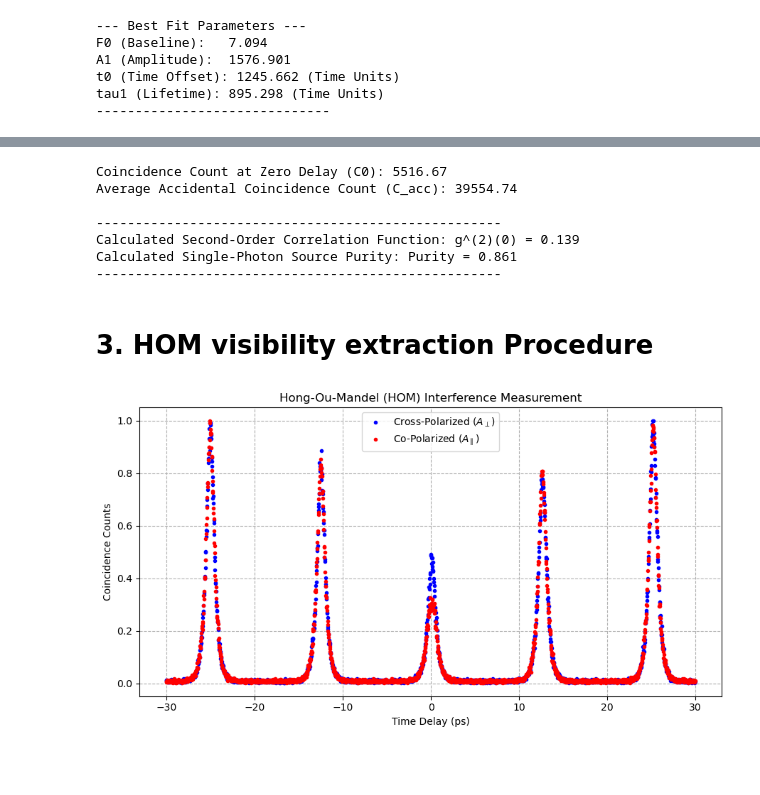
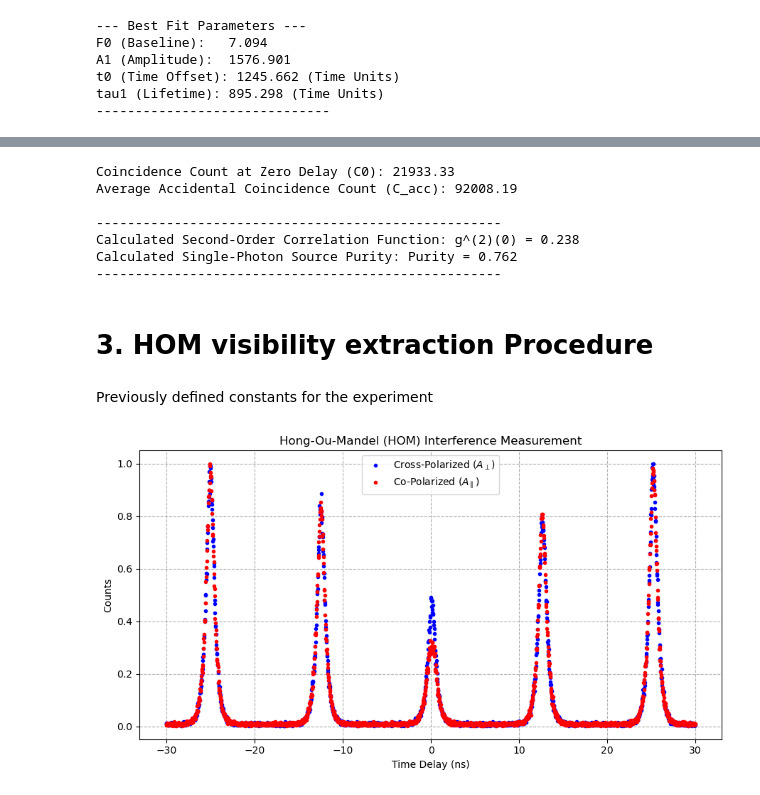
Before and after one commit to cezaris13/Quantum-Photonics-Experiment, a Jupyter notebook: Experiments.ipynb, the cells around one changed output, grey strips where cells are left out. Saved outputs shown, nothing was run; the diff lists cells and outputs as text; code cells hidden in the pictures; blank space fills up the shorter version.

```diff
--- a/Experiments.ipynb
+++ b/Experiments.ipynb
@@ -515,6 +595,6 @@ def average_of_side_peaks(df, frequency, integration_window, time_col, count_col
 # %%
 # then a good integration window is maybe ±1 ns around each center
-integration_window = 1000
+integration_window = 12500 / 2
 c0 = area(df, 0, integration_window, time_col, count_col)
 c1 = average_of_side_peaks(df, frequency, integration_window, time_col, count_col)
 
@@ -528,13 +608,15 @@ print(f"Calculated Second-Order Correlation Function: g^(2)(0) = {g2_0:.3f}")
 print(f"Calculated Single-Photon Source Purity: Purity = {purity:.3f}")
 print("----------------------------------------------------")
 # %% [output]
-Coincidence Count at Zero Delay (C0): 5516.67
-Average Accidental Coincidence Count (C_acc): 39554.74
+Coincidence Count at Zero Delay (C0): 21933.33
+Average Accidental Coincidence Count (C_acc): 92008.19
 
 ----------------------------------------------------
-Calculated Second-Order Correlation Function: g^(2)(0) = 0.139
-Calculated Single-Photon Source Purity: Purity = 0.861
+Calculated Second-Order Correlation Function: g^(2)(0) = 0.238
+Calculated Single-Photon Source Purity: Purity = 0.762
 ----------------------------------------------------
 # %% [markdown]
 # 3. HOM visibility extraction Procedure
+# %% [markdown]
+Previously defined constants for the experiment
 # %%
@@ -544,29 +626,29 @@ T = 0.50              # Transmittance of the beam splitter
 # %%
 file_path = "Data/HOM_co- and cros-polarization.csv"
 df = pd.read_csv(file_path, skiprows=1)
 
 # Rename columns for clarity (as provided in the prompt)
 time_co = "Time_co"
 coincidence_co = "Coincidence_co"
 time_cross = "Time_cross"
 coincidence_cross = "Coincidence_cross"
 
 df.columns = [
     time_co, coincidence_co, "empty1", time_cross, coincidence_cross
 ]
 
 # Drop the empty column
 df = df.drop(columns=["empty1"])
 
 plt.figure(figsize=(9, 5))
 plt.plot(df[time_cross], df[coincidence_cross], 'o', markersize=3, label='Cross-Polarized ($A_{\perp}$)', color='blue')
 plt.plot(df[time_co], df[coincidence_co], 'o', markersize=3, label='Co-Polarized ($A_{\parallel}$)', color='red')
 plt.title("Hong-Ou-Mandel (HOM) Interference Measurement")
-plt.xlabel("Time Delay (ps)")
-plt.ylabel("Coincidence Counts")
+plt.xlabel("Time Delay (ns)")
+plt.ylabel("Counts")
 plt.legend()
 plt.grid(True, linestyle='--')
 plt.tight_layout()
 plt.show()
 # %% [output]
-[figure, old version]
+[figure, new version]
```
Also changed, not shown: parts of 56 cells of this notebook, 1 other file.
